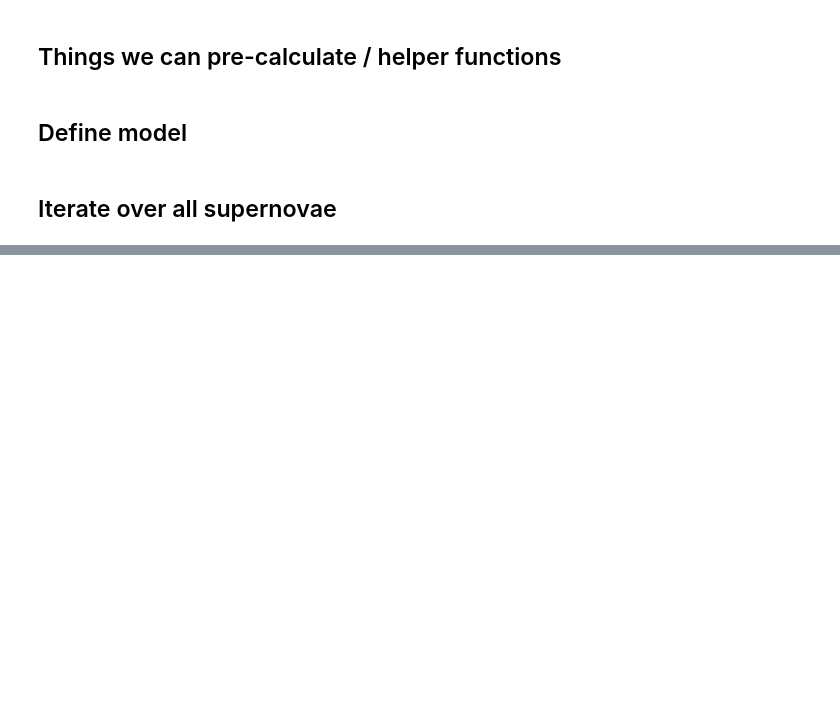
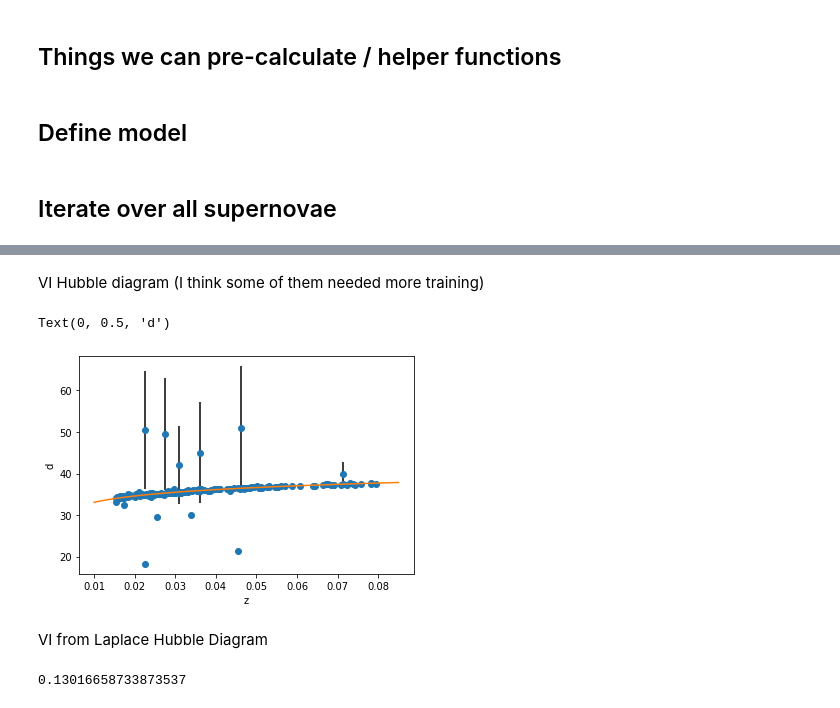
Before and after one commit to asmuzsoy/variational_bayesn, a Jupyter notebook: Foundation_Tensor_Fitting_BayeSN_Pyro.ipynb, the cells around one changed output, grey strips where cells are left out. Cells and saved outputs as stored; diff of their text form; code cells hidden in the pictures; blank space fills up the shorter version.

Commit message:
Updated foundation fits correcting flux error

```diff
--- a/Foundation_Tensor_Fitting_BayeSN_Pyro.ipynb
+++ b/Foundation_Tensor_Fitting_BayeSN_Pyro.ipynb
@@ -848,0 +420,5 @@ np.savetxt("mcmc_at2016aj_samples.txt",[many_samples['mu_s'].numpy(),many_sample
+# %%
+vi_loc_dict = np.load("foundation_vi_loc.npy", allow_pickle = True).item()
+laplace_vi_loc_dict = np.load("laplace_vi_loc_redo.npy", allow_pickle = True).item()
+laplace_vi_scale_tril_dict = np.load("laplace_vi_scale_tril_redo.npy", allow_pickle = True).item()
+vi_scale_tril_dict = np.load("foundation_vi_scale_tril.npy", allow_pickle = True).item()
@@ -848,0 +457,55 @@ np.savetxt("mcmc_at2016aj_samples.txt",[many_samples['mu_s'].numpy(),many_sample
+# %%
+vi_mus = []
+vi_vars = []
+laplace_vi_mus = []
+laplace_vi_vars = []
+
+vi_z_cmbs = []
+
+laplace_vi_z_cmbs = []
+
+
+for sn in list(laplace_vi_loc_dict.keys()):
+  try:
+    vi_mus.append(vi_loc_dict[sn][-2])
+    vi_scale_tril = vi_scale_tril_dict[sn]
+    # Calculate covariance matrix from scale_tril (sigma = LL^T)
+    vi_vars.append(np.matmul(vi_scale_tril, vi_scale_tril.T)[-2][-2])
+    vi_z_cmbs.append(z_cmb_dict[sn])
+  except:
+    pass
+
+  try:
+    laplace_vi_mus.append(laplace_vi_loc_dict[sn][-2])
+    laplace_vi_scale_tril = laplace_vi_scale_tril_dict[sn]
+    laplace_vi_vars.append(np.matmul(laplace_vi_scale_tril, laplace_vi_scale_tril.T)[-2][-2])
+    laplace_vi_z_cmbs.append(z_cmb_dict[sn])
+  except:
+    pass
+# %% [markdown]
+VI Hubble diagram (I think some of them needed more training)
+# %%
+linspace_z = np.linspace(0.01, 0.085)
+
+cosmo = FlatLambdaCDM(H0 = 73.24, Om0 = 0.28)
+cosmo_distmod_values = np.array([cosmo.distmod(z).value for z in linspace_z])
+
+plt.plot(vi_z_cmbs, vi_mus, 'o')
+plt.plot(linspace_z, cosmo_distmod_values)
+plt.errorbar(vi_z_cmbs, vi_mus, np.sqrt(vi_vars), linestyle = 'None', color = 'k')
+plt.xlabel("z")
+plt.ylabel("d")
+# plt.ylim(32, 39)
+# %% [output]
+Text(0, 0.5, 'd')
+[figure, added]
+# %% [markdown]
+VI from Laplace Hubble Diagram
+# %%
+predictions = laplace_vi_mus
+targets = np.array([cosmo.distmod(z).value for z in laplace_vi_z_cmbs])
+
+rmse = np.sqrt(np.mean((predictions-targets)**2))
+print(rmse)
+# %% [output]
+0.13016658733873537
```
Also changed, not shown: parts of 73 cells of this notebook.
